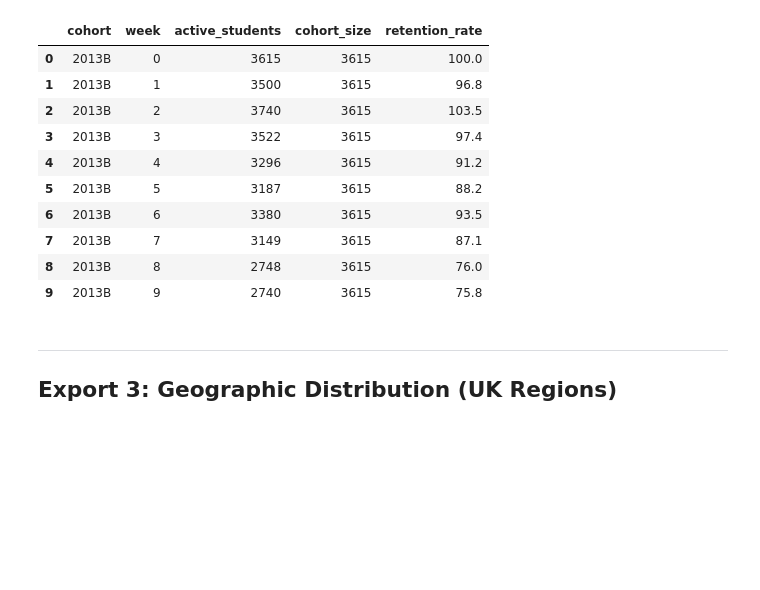
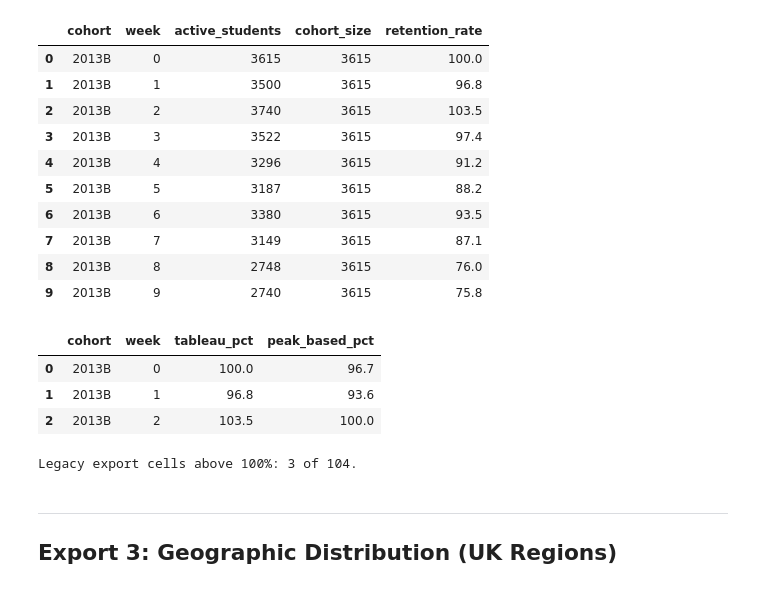
Before and after one commit to i2gunshaker/oulad-analytics, a Jupyter notebook: notebooks/04_tableau_export.ipynb, the cells around one changed output. Drawn from its saved outputs; the diff is of its cells as text; code cells hidden in the pictures; blank space fills up the shorter version.

```diff
--- a/notebooks/04_tableau_export.ipynb
+++ b/notebooks/04_tableau_export.ipynb
@@ -104,6 +108,33 @@ Saved tableau_cohort_retention.csv
 | 7 | 2013B | 7 | 3149 | 3615 | 87.1 |
 | 8 | 2013B | 8 | 2748 | 3615 | 76.0 |
 | 9 | 2013B | 9 | 2740 | 3615 | 75.8 |
+# %%
+# Compare the legacy export with the method used in notebook 02.
+current_counts = (
+    sv.loc[sv['sum_click'].gt(0)].groupby(['code_presentation', 'week'])['id_student']
+    .nunique().rename('active_students').reset_index()
+)
+early_peak = (
+    current_counts.loc[current_counts['week'].le(2)]
+    .groupby('code_presentation')['active_students'].max()
+)
+current_counts['peak_based_pct'] = (
+    100 * current_counts['active_students'] / current_counts['code_presentation'].map(early_peak)
+).clip(upper=100)
+comparison = weekly_active[['cohort', 'week', 'retention_rate']].merge(
+    current_counts.rename(columns={'code_presentation': 'cohort'})[['cohort', 'week', 'peak_based_pct']],
+    on=['cohort', 'week'], validate='one_to_one',
+).rename(columns={'retention_rate': 'tableau_pct'})
+
+display(comparison.query("cohort == '2013B' and week <= 2").round(1))
+above_100 = comparison['tableau_pct'].gt(100).sum()
+print(f'Legacy export cells above 100%: {above_100} of {len(comparison)}.')
+# %% [output]
+|  | cohort | week | tableau_pct | peak_based_pct |
+| 0 | 2013B | 0 | 100.0 | 96.7 |
+| 1 | 2013B | 1 | 96.8 | 93.6 |
+| 2 | 2013B | 2 | 103.5 | 100.0 |
+Legacy export cells above 100%: 3 of 104.
 # %% [markdown]
 ---
 ## Export 3: Geographic Distribution (UK Regions)
```
Also changed, not shown: parts of 1 cell of this notebook, 14 other files.
